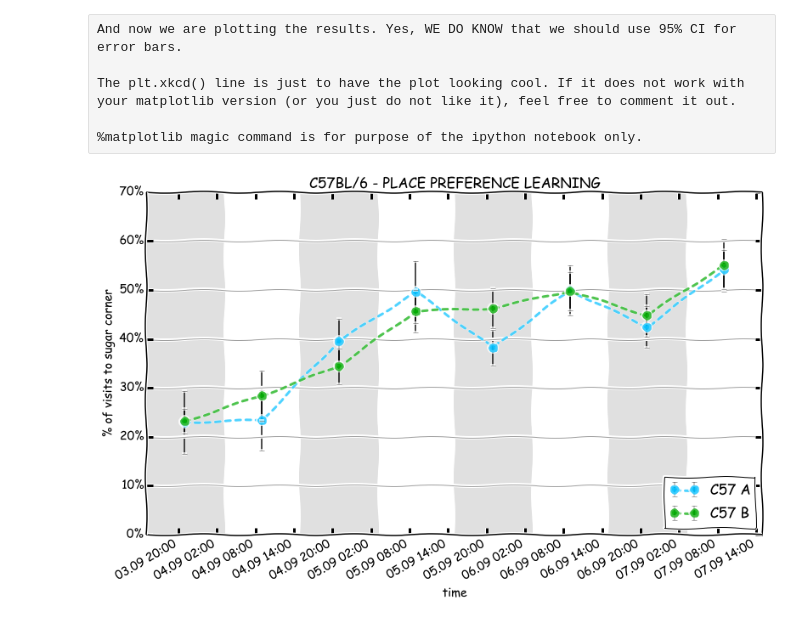
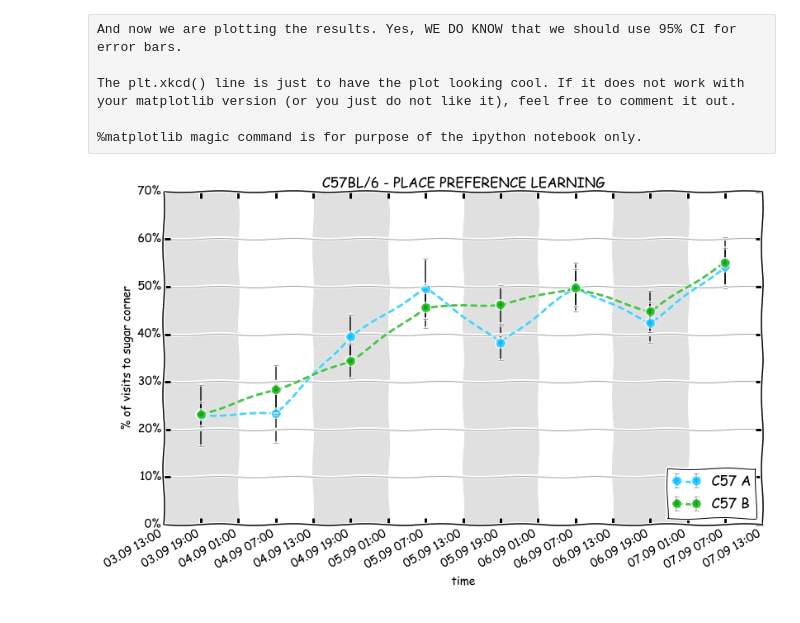
Before and after one commit to Neuroinflab/PyMICE, a Jupyter notebook: tutorial/Tutorial - plot replication.ipynb, the cells around one changed output. Cells and saved outputs as stored; diff of their text form; code cells hidden in the pictures.

```diff
--- a/tutorial/Tutorial - plot replication.ipynb
+++ b/tutorial/Tutorial - plot replication.ipynb
@@ -114,8 +112,8 @@ Now we are going to calculate for every mouse a fraction of visits to the reward
 import numpy as np
 
 binWidth = 12 * 3600.
-nBins = np.ceil((end - start) / binWidth)
-bins = np.linspace(start, start + nBins * binWidth, int(nBins) + 1)
+nBins = np.ceil(float(end - start) / binWidth)
+bins = np.linspace(float(start), float(start) + nBins * binWidth, int(nBins) + 1)
 
 rewardedVisitsFractions = {}
 for mouse, corner in rewardedCorners.items():
@@ -157,11 +155,11 @@ plt.xkcd()
 fig = plt.figure(figsize=(13, 8))
 ax = fig.add_subplot(1, 1, 1)
 ax.set_ylim(0, 70)
-ax.set_xlim(*mpd.epoch2num([start, end]))
+ax.set_xlim(*mpd.epoch2num(map(float, [start, end])))
 ax.set_title('C57BL/6 - PLACE PREFERENCE LEARNING')
 ax.set_ylabel('% of visits to sugar corner')
 ax.set_xlabel('time')
-hours=[2, 8, 14, 20]
+hours=[1, 7, 13, 19]
 ax.xaxis.set_major_locator(mpd.HourLocator(np.array(hours),tz=tzone))
 ax.xaxis.set_major_formatter(mpd.DateFormatter('%d.%m %H:%M', tz=tzone))
 ax.yaxis.set_major_formatter(mtick.FormatStrFormatter("%.0f%%"))
@@ -169,34 +167,34 @@ ax.yaxis.set_major_formatter(mtick.FormatStrFormatter("%.0f%%"))
 for sec in ec.sections():
   if sec.endswith('dark'):
     t1, t2 = ec.getTime(sec)
-    plt.axvspan(mpd.epoch2num(t1), mpd.epoch2num(t2),
-                color='#E0E0E0')
+    #plt.axvspan(t1.toordinal(), t2.toordinal(), color='#E0E0E0')
+    plt.axvspan(mpd.epoch2num(float(t1)), mpd.epoch2num(float(t2)), color='#E0E0E0')
 
 for i in xrange(10, 70, 10):
   ax.axhline(i, color='#A0A0A0', lw=1)
 
 for groupName, color in [('C57 A', '#00c0ff'),
                          ('C57 B', '#00aa00'),]:
   data = rewardedVisitsArray[groupName]
   mean = data.mean(axis=0)
   sem = data.std(axis=0) / np.sqrt(np.logical_not(data.mask).sum(axis=0))
   ax.errorbar(mpd.epoch2num(bins[:-1]) + binWidth / 3600. / 24 / 2,
               mean * 100, yerr=sem * 100,
               linewidth=3, elinewidth=2,
               marker='o', markeredgecolor=color,
               markersize=10,
               ecolor="black",
               color=color, linestyle='--',
               dash_capstyle='round',
               label=groupName,
               alpha=0.69)
 
 ax.legend(loc='lower right')
 
 ax.autoscale_view()
 fig.autofmt_xdate()
 #plt.draw()
 
 plt.show()
 # %% [output]
-[figure, old version]
+[figure, new version]
```
Also changed, not shown: parts of 2 cells of this notebook, 6 other files.
